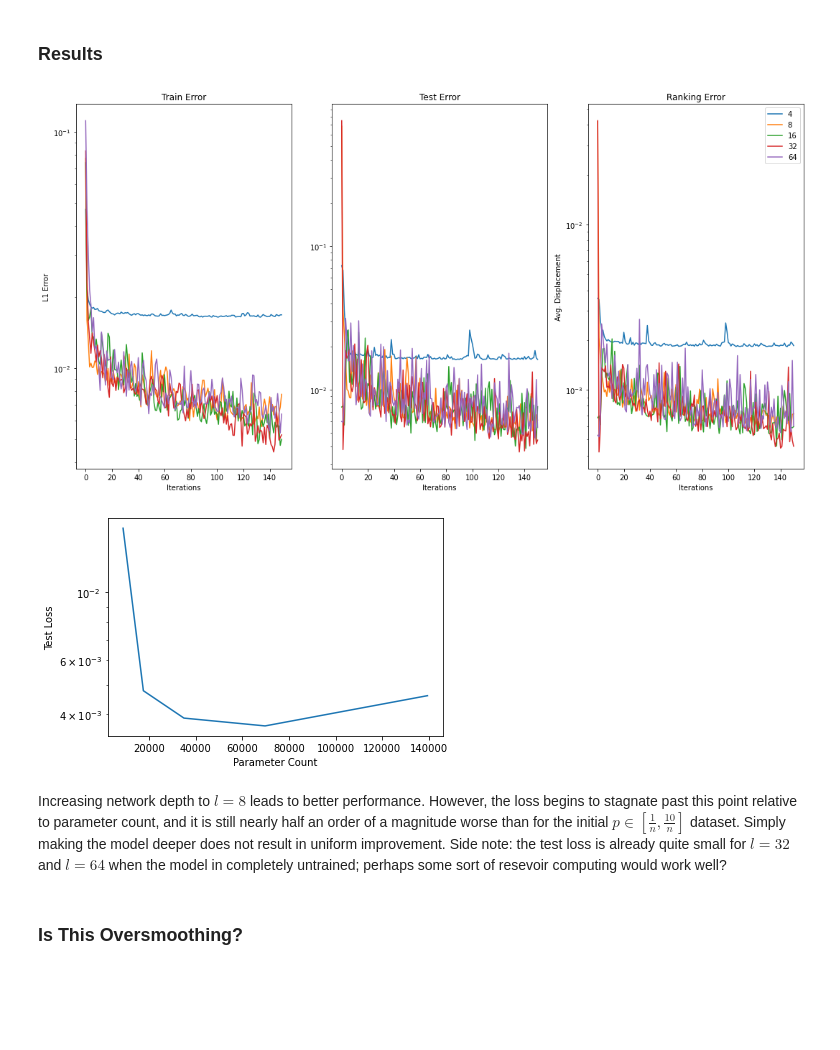
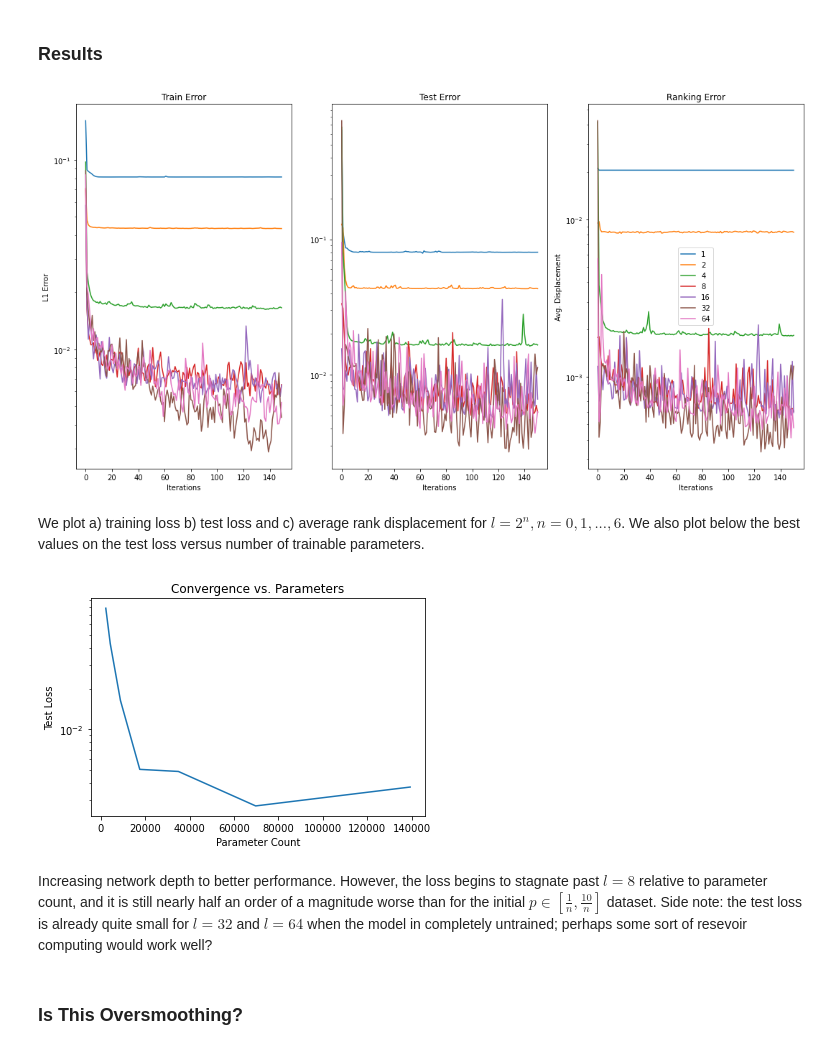
Before and after one commit to PhotoWolf/thesisUpdate_04_12_21, a Jupyter notebook: _build/jupyter_execute/DeeperGCNs.ipynb, the cells around one changed output. Drawn from its saved outputs; the diff is of its cells as text; code cells hidden in the pictures; blank space fills up the shorter version.

```diff
--- a/_build/jupyter_execute/DeeperGCNs.ipynb
+++ b/_build/jupyter_execute/DeeperGCNs.ipynb
@@ -31,11 +35,14 @@ for idx,G in enumerate(d):
     adj = torch_sparse.SparseTensor(row=G.edge_index[0],col=G.edge_index[1],value=G.edge_weight)
 
     # Compute Katz Centrality
-    v = 1/(1.01*torch.norm(torch.eig(adj.to_dense())[0],dim=1).max())
+    vals = torch.norm(torch.eig(adj.to_dense())[0],dim=1)
+    v = 1/(1.01*vals.max())
     y = torch.sum(torch.inverse(torch.eye(adj.size(0)) - v*adj.to_dense().T) - torch.eye(adj.size(0)),dim=1)
 
     # Set as target
     G.y = y
+    G.eig_max = vals.max()
+    G.eig_min = vals.min()
     d[idx] = G
 
 train,test = d[:2000],d[2000::]
@@ -56,20 +63,31 @@ def batched_agg(X,edge_index,edge_weights,batch):
     X,nX = X/torch_scatter.scatter_sum(X**2,batch,dim=0).sqrt()[batch],\
               nX/torch_scatter.scatter_sum(nX**2,batch,dim=0).sqrt()[batch]
     return torch.norm(X - nX,dim=1).mean()
+
+# Compute normalized (absolute) rayleigh quotient
+def rayleigh_quotient(X,edge_index,edge_weights,batch,eig_max,eig_min):
+    num = torch_scatter.scatter_sum(X * torch_scatter.scatter_sum(edge_weights[:,None] *
+                                        X[edge_index[1]], edge_index[0],dim=0),
+                                        batch, dim=0)
+    denom = torch_scatter.scatter_sum(X**2,batch,dim=0)
+    R = num/(denom)
+    return torch.mean((eig_max[:,None] - R.abs())/(eig_max - eig_min)[:,None])
 # %%
 graph_results = []
 model_mad = []
 model_agg = []
+model_rayleigh = []
 
-for k in [4,8,16,32,64]:
-    torch.manual_seed(0)
+torch.manual_seed(0)
+for k in [1,2,4,8,16,32,64]:
     graph = GraphConv(1,32,1,k).cuda()
 
     graph_results.append(train_loop(graph,train_loader,test_loader,150,lr=1e-1))
     torch.cuda.empty_cache()
 
     # Iterate through network layers and compute the MAD/Agg at each
-    MAD,Agg = torch.zeros(k),torch.zeros(k)
+    MAD,Agg,Ray = torch.zeros(k),torch.zeros(k),torch.zeros(k)
+
     for idx,data in enumerate(test_loader):
         X = data.x.cuda()
         row,col = data.edge_index[0].cuda(),data.edge_index[1].cuda()
@@ -83,16 +101,19 @@ for k in [4,8,16,32,64]:
             X = torch.nn.LeakyReLU()(graph.bn[jdx](X))
             MAD[jdx] += batched_MAD(X,data.edge_index.cuda(),data.edge_weight.cuda()).mean().item()
             Agg[jdx] += batched_agg(X,data.edge_index.cuda(),data.edge_weight.cuda(),batch).item()
+            Ray[jdx] += rayleigh_quotient(X,data.edge_index.cuda(),data.edge_weight.cuda(),
+                                    batch,data.eig_max.cuda(),data.eig_min.cuda()).item()
 
     model_mad.append(MAD/(idx+1))
     model_agg.append(Agg/(idx+1))
+    model_rayleigh.append(Ray/(idx+1))
 # %% [markdown]
 ### Results
 # %%
 plt.figure(figsize=(15,8))
 
 plt.subplot(1,3,1)
-for i in range(5):
+for i in range(7):
   plt.semilogy(graph_results[i][0])
 
 plt.title('Train Error')
@@ -100,14 +121,14 @@ plt.ylabel('L1 Error')
 plt.xlabel('Iterations')
 
 plt.subplot(1,3,2)
-for i in range(5):
+for i in range(7):
   plt.semilogy(graph_results[i][1])
 
 plt.title('Test Error')
 plt.xlabel('Iterations')
 
 plt.subplot(1,3,3)
-for idx,alpha in enumerate([4,8,16,32,64]):
+for idx,alpha in enumerate([1,2,4,8,16,32,64]):
   plt.semilogy(graph_results[idx][2],label=alpha)
 plt.title('Ranking Error')
 plt.ylabel('Avg. Displacement')
@@ -116,16 +137,19 @@ plt.legend()
 
 plt.tight_layout();
 # %% [output]
-[figure, old version]
+[figure, new version]
+# %% [markdown]
+We plot a) training loss b) test loss and c) average rank displacement for $l=2^{n}, n=0,1,...,6$. We also plot below the best values on the test loss versus number of trainable parameters.
 # %%
-params = [8801,17505,34913,69729,139361]
-plt.semilogy(params,[np.min(graph_results[i][1][-100:]) for i in range(len(graph_results))])
+params = [2200,4200,8801,17505,34913,69729,139361]
+plt.semilogy(params,[np.min(graph_results[i][1][-100:]) for i in range(7)])
 plt.xlabel('Parameter Count')
 plt.ylabel('Test Loss');
+plt.title('Convergence vs. Parameters');
 # %% [output]
-[figure, old version]
+[figure, new version]
 # %% [markdown]
-Increasing network depth to $l=8$ leads to better performance. However, the loss begins to stagnate past this point relative to parameter count, and it is still nearly half an order of a magnitude worse than for the initial $p\in{}[\frac{1}{n},\frac{10}{n}]$ dataset. Simply making the model deeper does not result in uniform improvement. Side note: the test loss is already quite small for $l=32$ and $l=64$ when the model in completely untrained; perhaps some sort of resevoir computing would work well?
+Increasing network depth to better performance. However, the loss begins to stagnate past $l=8$ relative to parameter count, and it is still nearly half an order of a magnitude worse than for the initial $p\in{}[\frac{1}{n},\frac{10}{n}]$ dataset. Side note: the test loss is already quite small for $l=32$ and $l=64$ when the model in completely untrained; perhaps some sort of resevoir computing would work well?
 # %% [markdown]
 ### Is This Oversmoothing?
 # %% [markdown]
```
Also changed, not shown: parts of 5 cells of this notebook, 41 other files.
